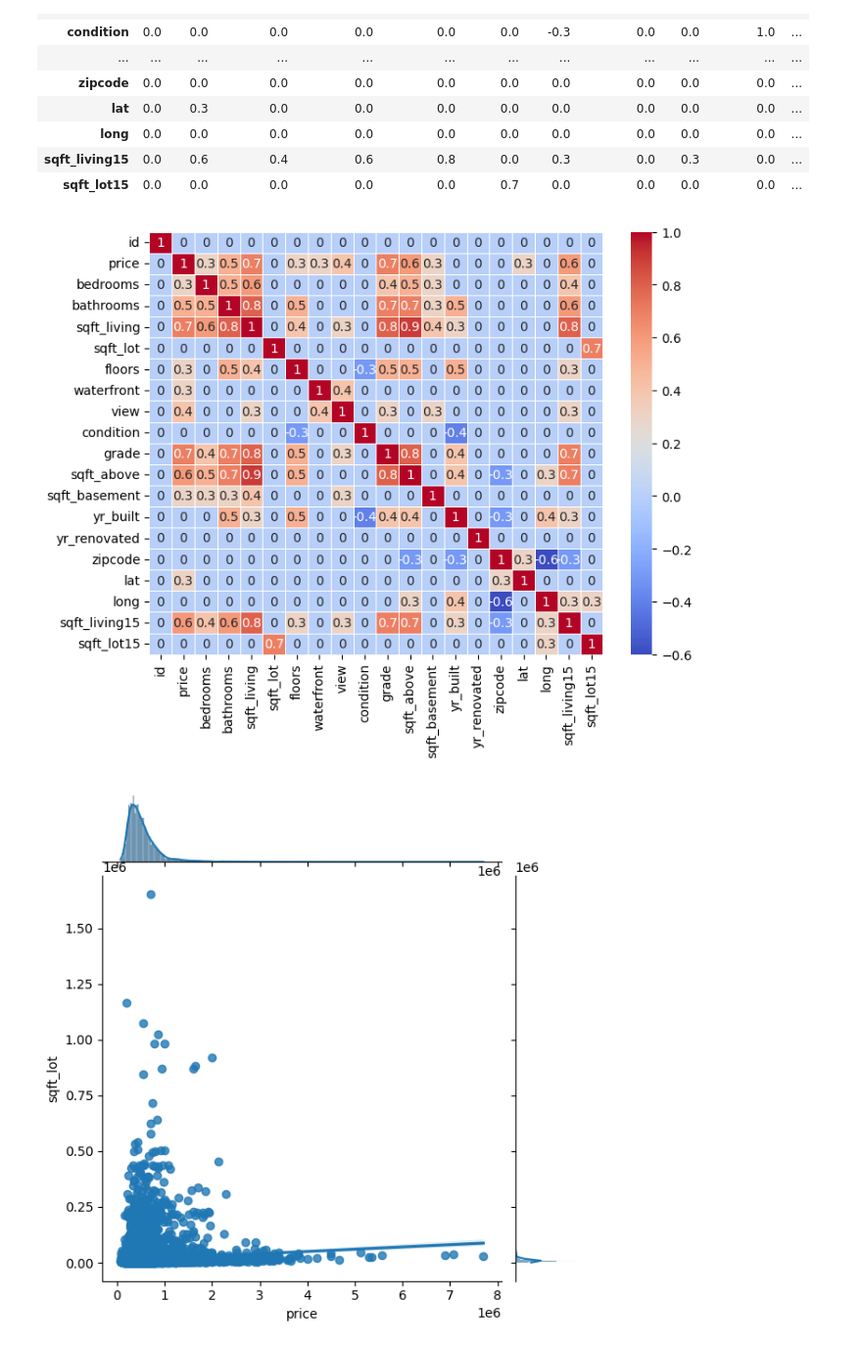
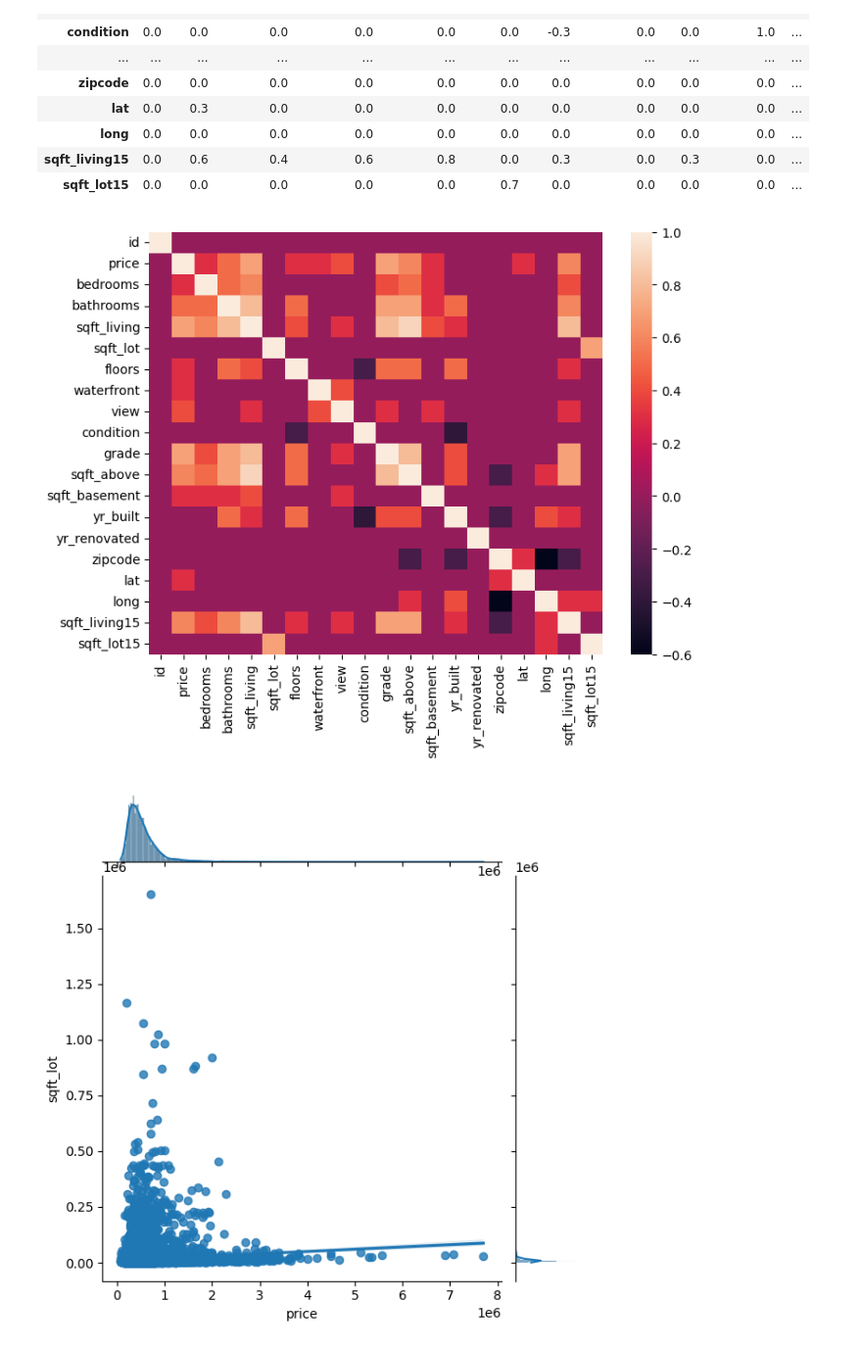
Before and after one commit to DaryaKuptsova/Homework_Python_For_Analytics, a Jupyter notebook: hm4.ipynb, the cells around one changed output. Shown at 98% size. Cells and saved outputs as stored; diff of their text form; code cells hidden in the pictures.

```diff
--- a/hm4.ipynb
+++ b/hm4.ipynb
@@ -155,9 +155,9 @@ matrix
 | sqft_lot15 | 0.0 | 0.0 | 0.0 | 0.0 | 0.0 | 0.7 | 0.0 | 0.0 | 0.0 | 0.0 | ... |
 # %%
 plt.figure(figsize=(8, 6))
-sns.heatmap(matrix, annot=True, linewidths=.5, cmap='coolwarm');
+sns.heatmap(matrix);
 # %% [output]
-[figure, old version]
+[figure, new version]
 # %%
 sns.jointplot(x=df['price'], y=df['sqft_lot'], kind='reg');
 # %% [output]
```
